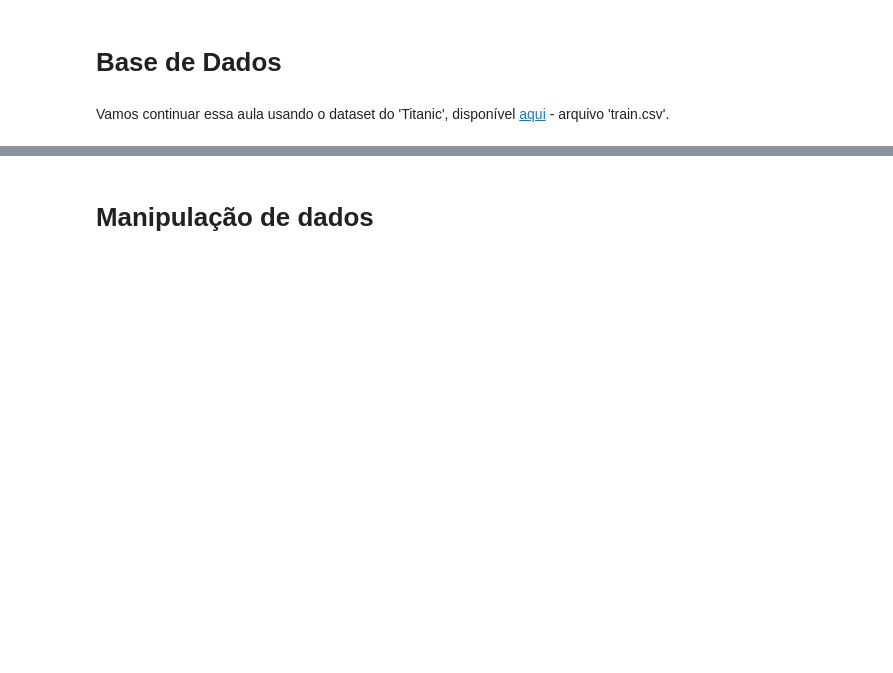
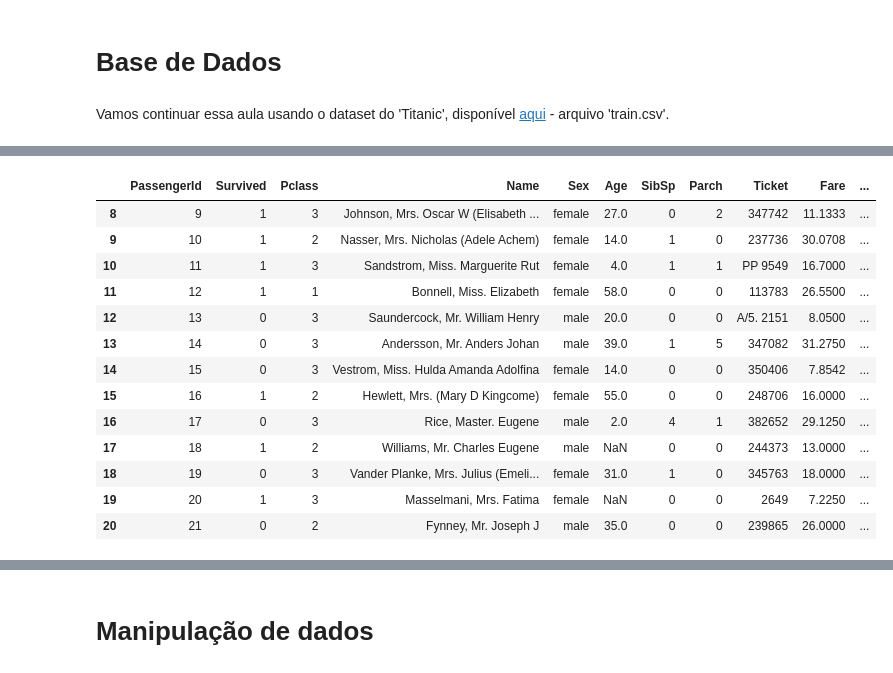
Before and after one commit to reprograma/on26-python-s11-pandas-numpy-I, a Jupyter notebook: material/aula_s11.ipynb, the cells around one changed output, grey strips where cells are left out. Cells and saved outputs as stored; diff of their text form; code cells hidden in the pictures; blank space fills up the shorter version.

```diff
--- a/material/aula_s11.ipynb
+++ b/material/aula_s11.ipynb
@@ -95,3 +216,21 @@ df[:5]
+# %%
+#se quisermos olhar de 8 - 20:
+df[8:21]
+# %% [output]
+|  | PassengerId | Survived | Pclass | Name | Sex | Age | SibSp | Parch | Ticket | Fare | ... |
+| 8 | 9 | 1 | 3 | Johnson, Mrs. Oscar W (Elisabeth ... | female | 27.0 | 0 | 2 | 347742 | 11.1333 | ... |
+| 9 | 10 | 1 | 2 | Nasser, Mrs. Nicholas (Adele Achem) | female | 14.0 | 1 | 0 | 237736 | 30.0708 | ... |
+| 10 | 11 | 1 | 3 | Sandstrom, Miss. Marguerite Rut | female | 4.0 | 1 | 1 | PP 9549 | 16.7000 | ... |
+| 11 | 12 | 1 | 1 | Bonnell, Miss. Elizabeth | female | 58.0 | 0 | 0 | 113783 | 26.5500 | ... |
+| 12 | 13 | 0 | 3 | Saundercock, Mr. William Henry | male | 20.0 | 0 | 0 | A/5. 2151 | 8.0500 | ... |
+| 13 | 14 | 0 | 3 | Andersson, Mr. Anders Johan | male | 39.0 | 1 | 5 | 347082 | 31.2750 | ... |
+| 14 | 15 | 0 | 3 | Vestrom, Miss. Hulda Amanda Adolfina | female | 14.0 | 0 | 0 | 350406 | 7.8542 | ... |
+| 15 | 16 | 1 | 2 | Hewlett, Mrs. (Mary D Kingcome) | female | 55.0 | 0 | 0 | 248706 | 16.0000 | ... |
+| 16 | 17 | 0 | 3 | Rice, Master. Eugene | male | 2.0 | 4 | 1 | 382652 | 29.1250 | ... |
+| 17 | 18 | 1 | 2 | Williams, Mr. Charles Eugene | male | NaN | 0 | 0 | 244373 | 13.0000 | ... |
+| 18 | 19 | 0 | 3 | Vander Planke, Mrs. Julius (Emeli... | female | 31.0 | 1 | 0 | 345763 | 18.0000 | ... |
+| 19 | 20 | 1 | 3 | Masselmani, Mrs. Fatima | female | NaN | 0 | 0 | 2649 | 7.2250 | ... |
+| 20 | 21 | 0 | 2 | Fynney, Mr. Joseph J | male | 35.0 | 0 | 0 | 239865 | 26.0000 | ... |
 # %%
 mini_df = df[:10]
 mini_df
```
Also changed, not shown: parts of 29 cells of this notebook, 5 other files.
